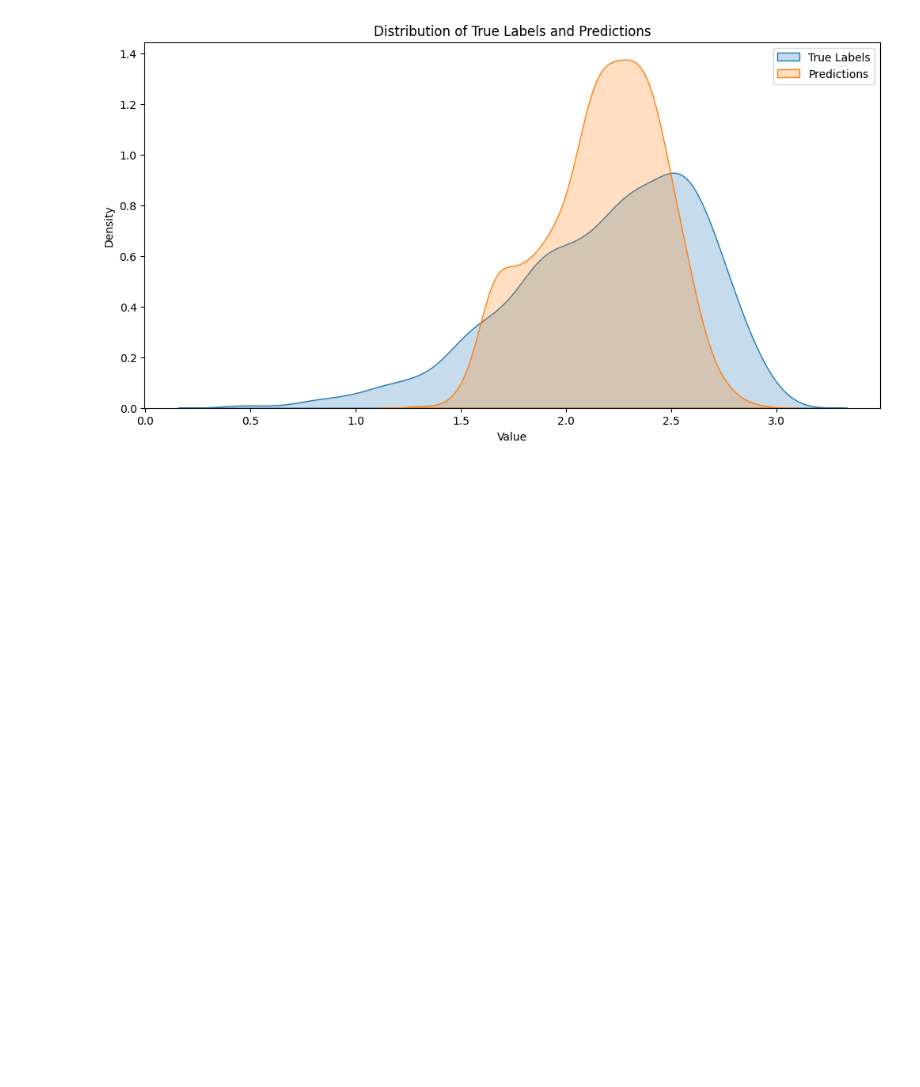
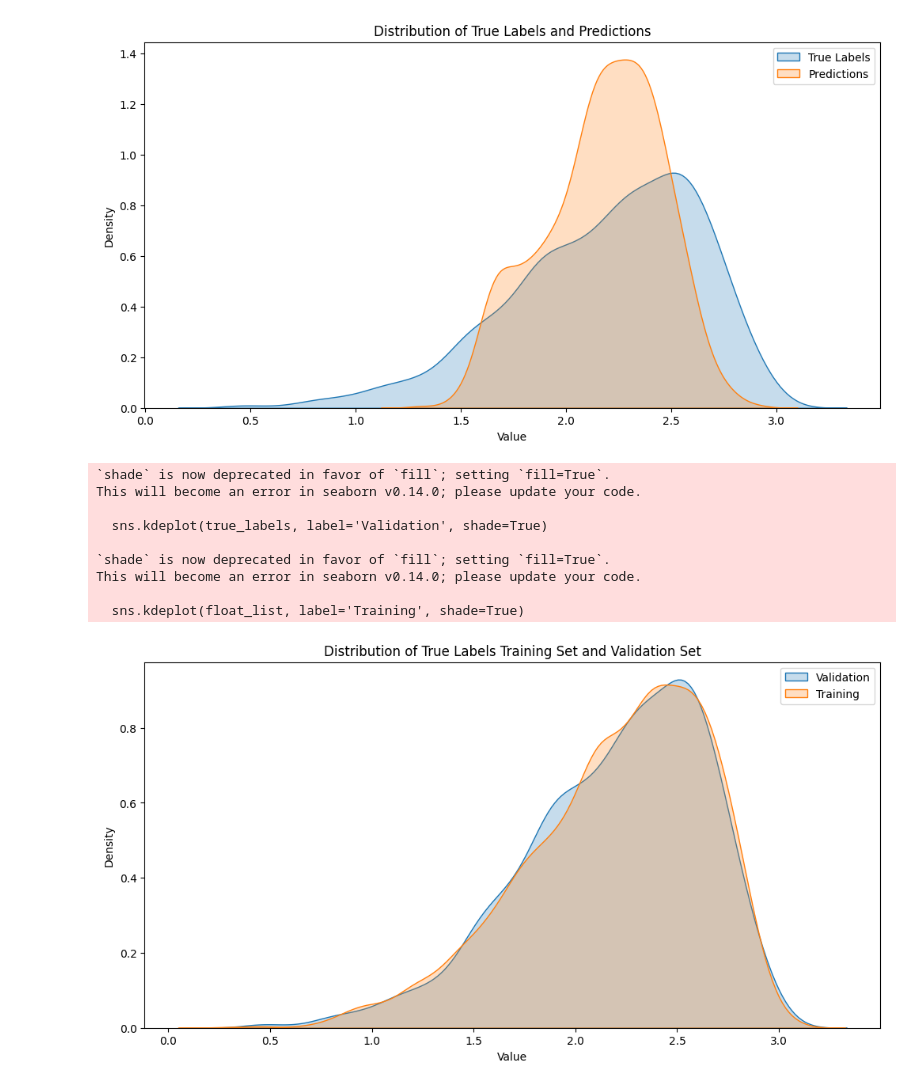
Before and after one commit to lhmtrinh/Remote-Sensing-Wealth-Index, a Jupyter notebook: validation.ipynb, the cells around one changed output. Drawn from its saved outputs; the diff is of its cells as text; code cells hidden in the pictures; blank space fills up the shorter version.

```diff
--- a/validation.ipynb
+++ b/validation.ipynb
@@ -112,9 +112,39 @@ This will become an error in seaborn v0.14.0; please update your code.
 train_files = get_file_paths('./data/records/train')
 
 # Collect all true labels and predictions
-true_labels = []
+true_labels_training = []
 with torch.no_grad():
     for train_file in train_files:
         train_loader = create_dataloader(train_file, True, 32)
         for data, labels in tqdm(train_loader):
-            true_labels.extend(labels)
+            true_labels_training.extend(labels)
+# %%
+float_list = [t.item() for t in true_labels_training]
+# %%
+# Set up the matplotlib figure
+plt.figure(figsize=(12, 6))
+
+# KDE plot of True Labels
+sns.kdeplot(true_labels, label='Validation', shade=True)
+# KDE plot of True Labels
+sns.kdeplot(float_list, label='Training', shade=True)
+
+# Plot formatting
+plt.title('Distribution of True Labels Training Set and Validation Set')
+plt.xlabel('Value')
+plt.ylabel('Density')
+plt.legend()
+
+# Show the plot
+plt.show()
+# %% [output]
+`shade` is now deprecated in favor of `fill`; setting `fill=True`.
+This will become an error in seaborn v0.14.0; please update your code.
+
+  sns.kdeplot(true_labels, label='Validation', shade=True)
+
+`shade` is now deprecated in favor of `fill`; setting `fill=True`.
+This will become an error in seaborn v0.14.0; please update your code.
+
+  sns.kdeplot(float_list, label='Training', shade=True)
+[figure, added]
```
Also changed, not shown: 3 other files.
